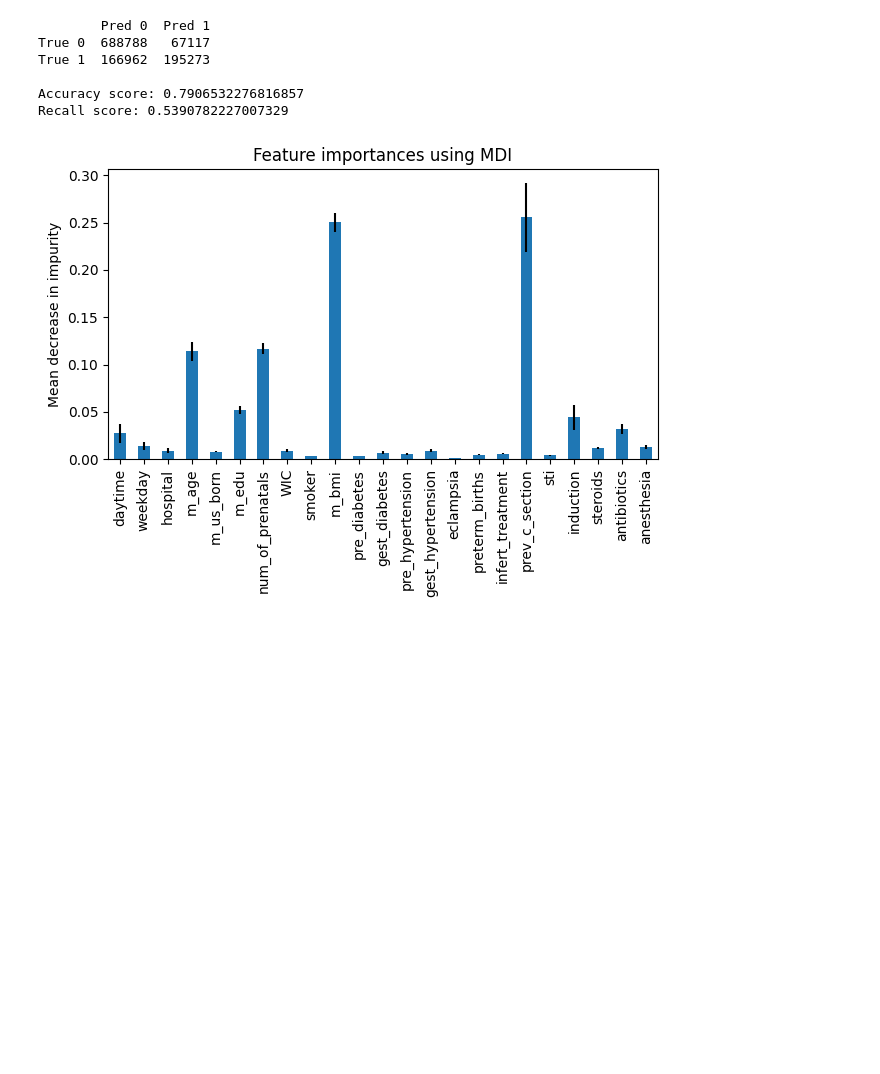
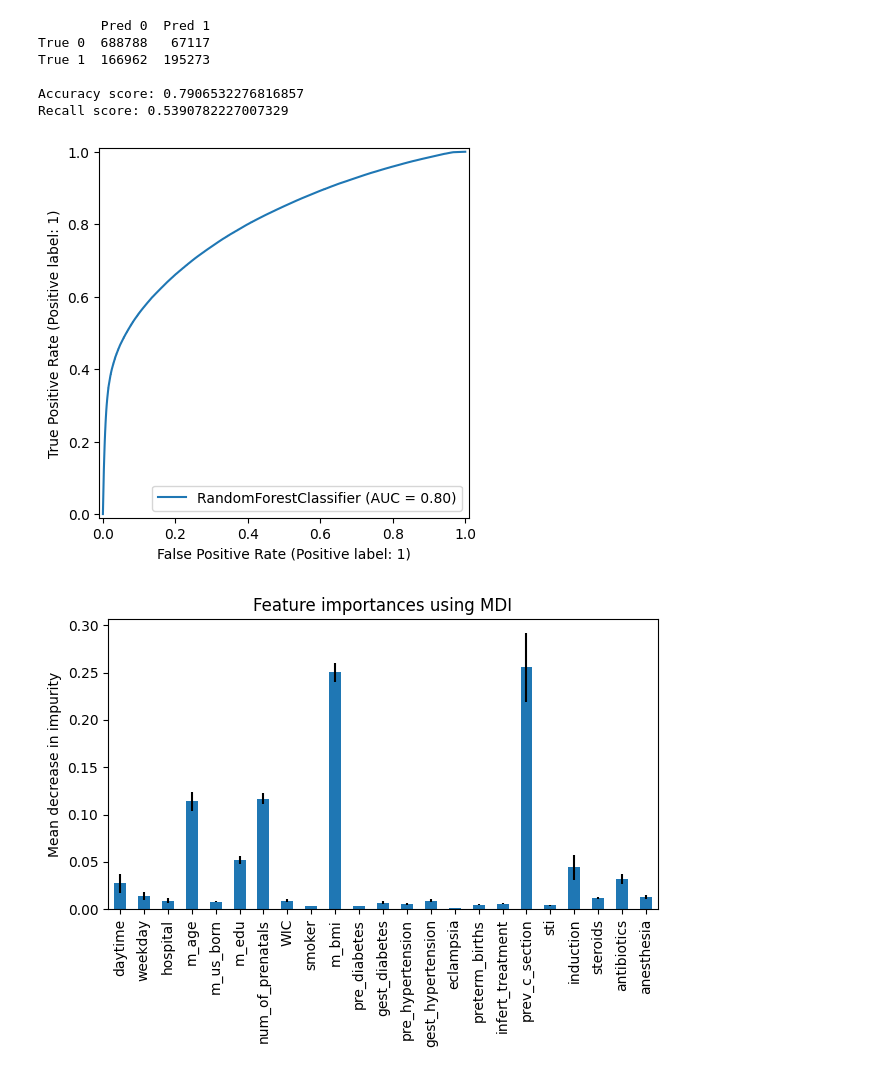
Before and after one commit to austin-maison/cdc-birth-predictor, a Jupyter notebook: notebooks/02-analysis.ipynb, the cells around one changed output. Saved outputs shown, nothing was run; the diff lists cells and outputs as text; code cells hidden in the pictures; blank space fills up the shorter version.

Commit message:
Generate visualizations from final model

```diff
--- a/notebooks/02-analysis.ipynb
+++ b/notebooks/02-analysis.ipynb
@@ -30,7 +37,10 @@ eda_sample_size = 20000
 train_sample_size = 10000
 # %%
 # path to processed data
-DATA_PATH = Path.cwd().resolve().parents[0] / "data" / "processed" / "processed_data.csv"
+DATA_PATH = Path.cwd().resolve().parent / "data" / "processed" / "processed_data.csv"
+
+# path to figures directory
+FIGURES_PATH = Path.cwd().resolve().parent / "figures"
 # %%
 df = pd.read_csv(DATA_PATH)
 # %% [markdown]
@@ -507,6 +517,14 @@ True 1  166962  195273
 
 Accuracy score: 0.7906532276816857
 Recall score: 0.5390782227007329
+# %%
+# However, the AUC shows that this model is a good fit
+roc_display = RocCurveDisplay.from_estimator(rf_final, X_test, y_test)
+fig = roc_display.figure_
+fig.savefig(FIGURES_PATH / "roc_curve.png", dpi=300, bbox_inches="tight")
+plt.show()
+# %% [output]
+[figure, added]
 # %%
 importances = rf_final.feature_importances_
 std = np.std([tree.feature_importances_ for tree in rf_final.estimators_], axis=0)
```
Also changed, not shown: parts of 2 cells of this notebook, 2 other files.
